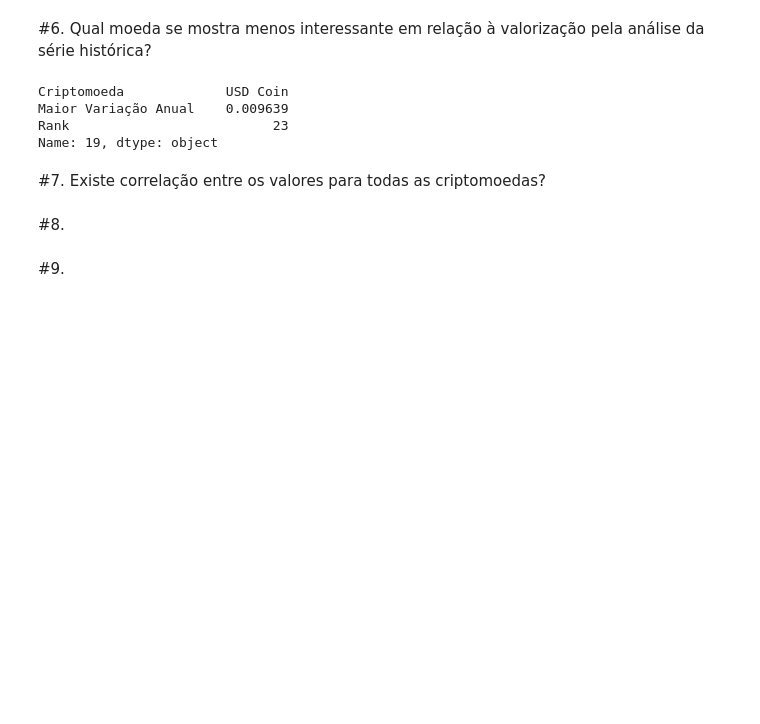
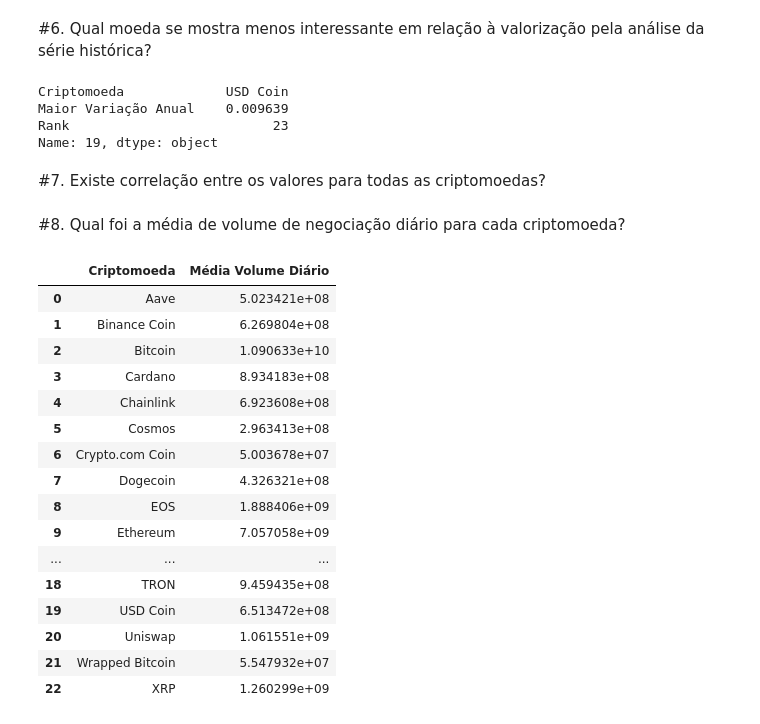
Before and after one commit to WillianXG/Projeto_Em_grupo-Modulo-3, a Jupyter notebook: grupoModulo3.ipynb, the cells around one changed output. Saved outputs shown, nothing was run; the diff lists cells and outputs as text; code cells hidden in the pictures; blank space fills up the shorter version.

```diff
--- a/grupoModulo3.ipynb
+++ b/grupoModulo3.ipynb
@@ -188,6 +188,36 @@ def rank_criptomoedas_por_valorizacao(criptomoedas):
     df_ranking['Rank'] = range(1, len(df_ranking) + 1)
 
     return df_ranking
+
+def calcular_media_volume_diario(criptomoedas):
+    medias_volume_diario = []
+    for criptomoeda in criptomoedas:
+        media_volume = criptomoeda['Volume'].mean()
+        medias_volume_diario.append(media_volume)
+
+    df_medias_volume = pd.DataFrame({
+        'Criptomoeda': [df['Name'][0] for df in criptomoedas],
+        'Média Volume Diário': medias_volume_diario
+    })
+
+    return df_medias_volume
+
+def calcular_media_valor_mercado(criptomoedas):
+    medias_valor_mercado = []
+    for criptomoeda in criptomoedas:
+        media_valor_mercado = criptomoeda['Marketcap'].mean()
+        medias_valor_mercado.append(media_valor_mercado)
+
+    # Criar DataFrame com os resultados
+    df_medias_valor_mercado = pd.DataFrame({
+        'Criptomoeda': [df['Name'][0] for df in criptomoedas],
+        'Média de Valor de Mercado': medias_valor_mercado
+    })
+
+    # Ordenar o DataFrame pelo valor da média de valor de mercado
+    df_medias_valor_mercado = df_medias_valor_mercado.sort_values(by='Média de Valor de Mercado', ascending=False)
+
+    return df_medias_valor_mercado
 # %% [markdown]
 # Limpeza de Dados
 # %%
@@ -369,7 +399,25 @@ Rank                          23
 Name: 19, dtype: object
 # %% [markdown]
 #7. Existe correlação entre os valores para todas as criptomoedas?
-# %% [markdown]
-#8.
-# %% [markdown]
-#9.
+# %% [markdown]
+#8. Qual foi a média de volume de negociação diário para cada criptomoeda?
+# %%
+calcular_media_volume_diario(criptomoedas)
+# %% [output]
+|  | Criptomoeda | Média Volume Diário |
+| 0 | Aave | 5.023421e+08 |
+| 1 | Binance Coin | 6.269804e+08 |
+| 2 | Bitcoin | 1.090633e+10 |
+| 3 | Cardano | 8.934183e+08 |
+| 4 | Chainlink | 6.923608e+08 |
+| 5 | Cosmos | 2.963413e+08 |
+| 6 | Crypto.com Coin | 5.003678e+07 |
+| 7 | Dogecoin | 4.326321e+08 |
+| 8 | EOS | 1.888406e+09 |
+| 9 | Ethereum | 7.057058e+09 |
+| ... | ... | ... |
+| 18 | TRON | 9.459435e+08 |
+| 19 | USD Coin | 6.513472e+08 |
+| 20 | Uniswap | 1.061551e+09 |
+| 21 | Wrapped Bitcoin | 5.547932e+07 |
+| 22 | XRP | 1.260299e+09 |
```
Also changed, not shown: parts of 4 cells of this notebook.
